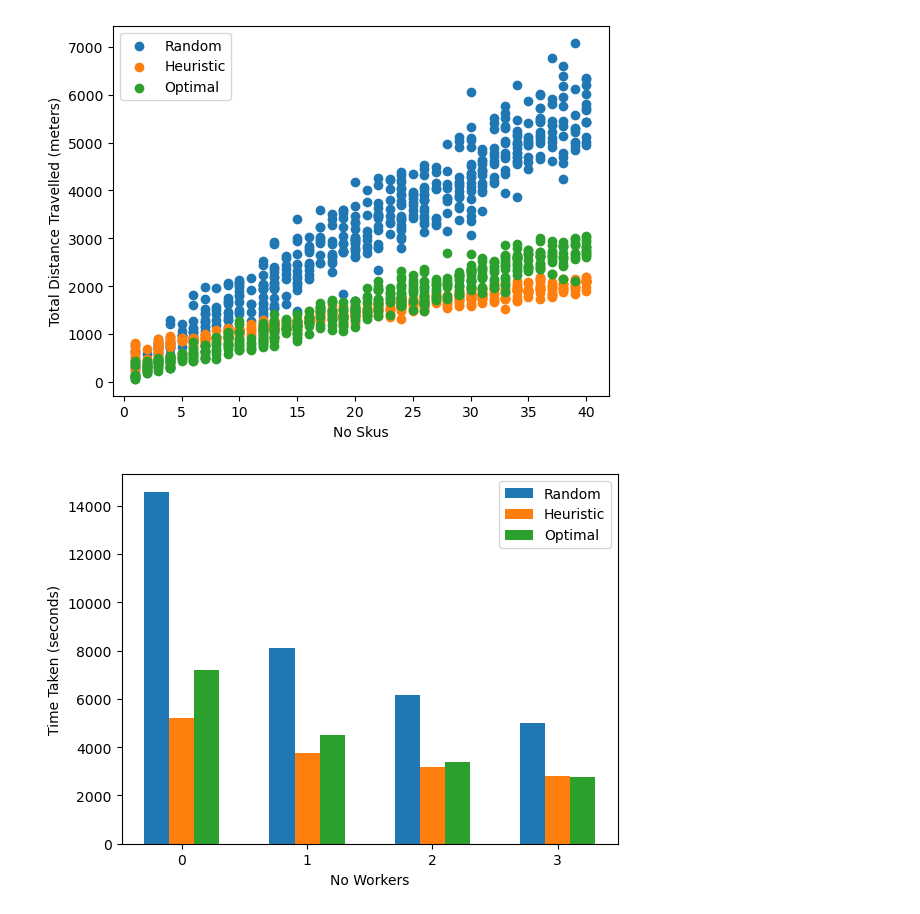
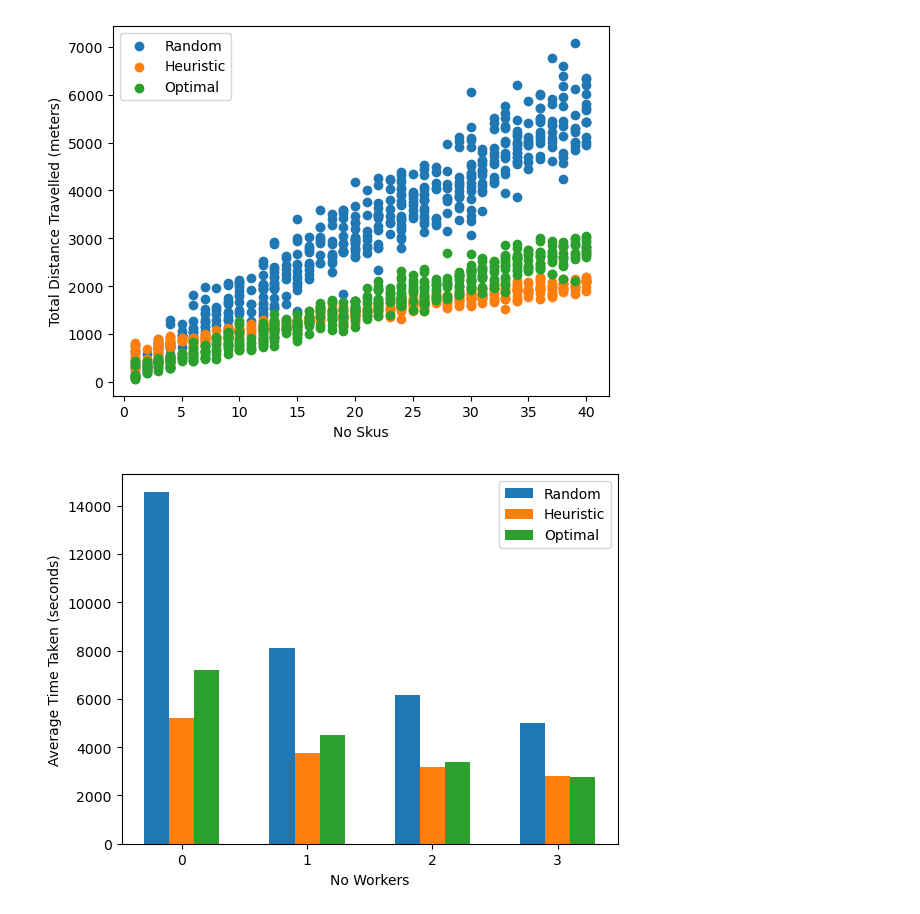
Before and after one commit to CHOwYong/FYP_Order_Picking_Technique, a Jupyter notebook: Analysis.ipynb, the cells around one changed output. Saved outputs shown, nothing was run; the diff lists cells and outputs as text; code cells hidden in the pictures.

```diff
--- a/Analysis.ipynb
+++ b/Analysis.ipynb
@@ -49,26 +49,26 @@ plt.show()
 # %%
 """
 Plot time taken against no of SKUS
 """
 noPickersData = dbEffectNoWorkers.groupby("NO OF PICKERS", as_index = False)
 dataRandom = noPickersData["TIME TAKEN RANDOM"].mean()["TIME TAKEN RANDOM"]
 dataHeuristic = noPickersData["TIME TAKEN HEURISTIC"].mean()["TIME TAKEN HEURISTIC"]
 dataOptimal = noPickersData["TIME TAKEN OPTIMAL"].mean()["TIME TAKEN OPTIMAL"]
 x = np.arange(4,step=1)
 width = 0.20
 
 plt.bar(x-0.2,dataRandom,width)
 plt.bar(x,dataHeuristic,width)
 plt.bar(x+0.2,dataOptimal,width)
 
 plt.xlabel("No Workers")
-plt.ylabel("Time Taken (seconds)")
+plt.ylabel("Average Time Taken (seconds)")
 plt.xticks(x)
 plt.legend(["Random","Heuristic","Optimal"])
 
 plt.show()
 # %% [output]
-[figure, old version]
+[figure, new version]
 # %%
 """
 Plot distance travelled against no of SKUS
```
Also changed, not shown: parts of 3 cells of this notebook, 3 other files.
